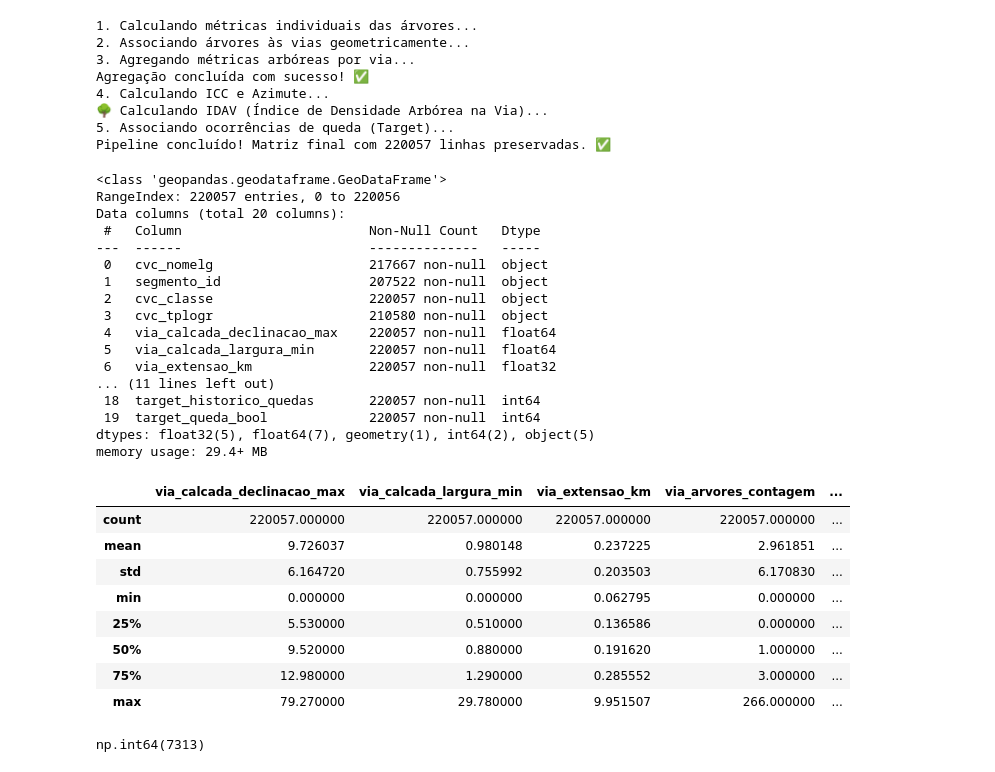
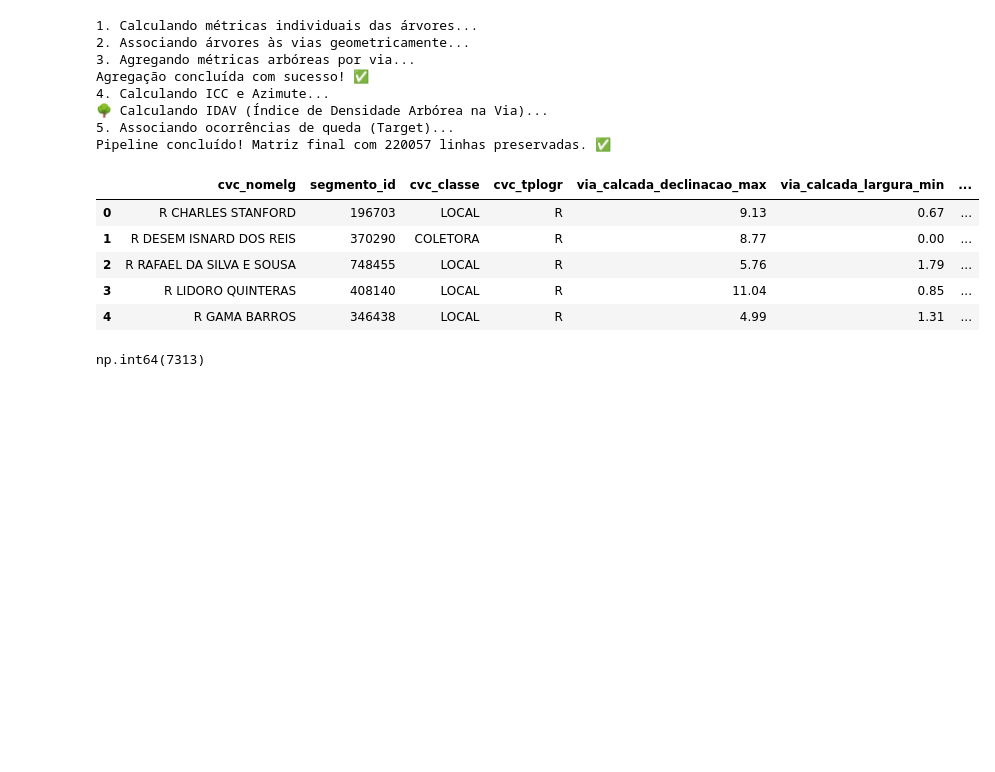
Before and after one commit to micadw/tcc_risco_queda_v-pub, a Jupyter notebook: notebooks/01_data_transformation.ipynb, the cells around one changed output. Saved outputs shown, nothing was run; the diff lists cells and outputs as text; code cells hidden in the pictures; blank space fills up the shorter version.

```diff
--- a/notebooks/01_data_transformation.ipynb
+++ b/notebooks/01_data_transformation.ipynb
@@ -215,8 +201,8 @@ vias_calcadas['via_icc_confinamento_idx'] = calcular_icc(
 print("🌳 Calculando IDAV (Índice de Densidade Arbórea na Via)...")
 vias_calcadas['stat_idav_densidade_via'] = calcular_idav(vias_calcadas)
 
-# Azimute (usando a função otimizada para polígonos)
-vias_calcadas['via_azimute_graus'] = vias_calcadas.geometry.apply(get_azimute).astype('float32')
+# Azimute (usando a função de faixas categóricas de 30 graus)
+vias_calcadas['via_azimute_cat'] = vias_calcadas.geometry.apply(get_azimute_faixas_30graus)
 
 # ==========================================
 # 5. TARGET: QUEDAS -> VIAS (Garantia 1:1)
@@ -255,34 +241,14 @@ Agregação concluída com sucesso! ✅
 Pipeline concluído! Matriz final com 220057 linhas preservadas. ✅
 # %%
 df_matriz_final.info()
-df_matriz_final.describe()
+df_matriz_final.head()
 # %% [output]
-<class 'geopandas.geodataframe.GeoDataFrame'>
-RangeIndex: 220057 entries, 0 to 220056
-Data columns (total 20 columns):
- #   Column                        Non-Null Count   Dtype
----  ------                        --------------   -----
- 0   cvc_nomelg                    217667 non-null  object
- 1   segmento_id                   207522 non-null  object
- 2   cvc_classe                    220057 non-null  object
- 3   cvc_tplogr                    210580 non-null  object
- 4   via_calcada_declinacao_max    220057 non-null  float64
- 5   via_calcada_largura_min       220057 non-null  float64
- 6   via_extensao_km               220057 non-null  float32
-... (11 lines left out)
- 18  target_historico_quedas       220057 non-null  int64
- 19  target_queda_bool             220057 non-null  int64
-dtypes: float32(5), float64(7), geometry(1), int64(2), object(5)
-memory usage: 29.4+ MB
-|  | via_calcada_declinacao_max | via_calcada_largura_min | via_extensao_km | via_arvores_contagem | ... |
-| count | 220057.000000 | 220057.000000 | 220057.000000 | 220057.000000 | ... |
-| mean | 9.726037 | 0.980148 | 0.237225 | 2.961851 | ... |
-| std | 6.164720 | 0.755992 | 0.203503 | 6.170830 | ... |
-| min | 0.000000 | 0.000000 | 0.062795 | 0.000000 | ... |
-| 25% | 5.530000 | 0.510000 | 0.136586 | 0.000000 | ... |
-| 50% | 9.520000 | 0.880000 | 0.191620 | 1.000000 | ... |
-| 75% | 12.980000 | 1.290000 | 0.285552 | 3.000000 | ... |
-| max | 79.270000 | 29.780000 | 9.951507 | 266.000000 | ... |
+|  | cvc_nomelg | segmento_id | cvc_classe | cvc_tplogr | via_calcada_declinacao_max | via_calcada_largura_min | ... |
+| 0 | R CHARLES STANFORD | 196703 | LOCAL | R | 9.13 | 0.67 | ... |
+| 1 | R DESEM ISNARD DOS REIS | 370290 | COLETORA | R | 8.77 | 0.00 | ... |
+| 2 | R RAFAEL DA SILVA E SOUSA | 748455 | LOCAL | R | 5.76 | 1.79 | ... |
+| 3 | R LIDORO QUINTERAS | 408140 | LOCAL | R | 11.04 | 0.85 | ... |
+| 4 | R GAMA BARROS | 346438 | LOCAL | R | 4.99 | 1.31 | ... |
 # %%
 ordem_colunas = [
     # 1. Identificadores
```
Also changed, not shown: parts of 9 cells of this notebook, 1 other file.
